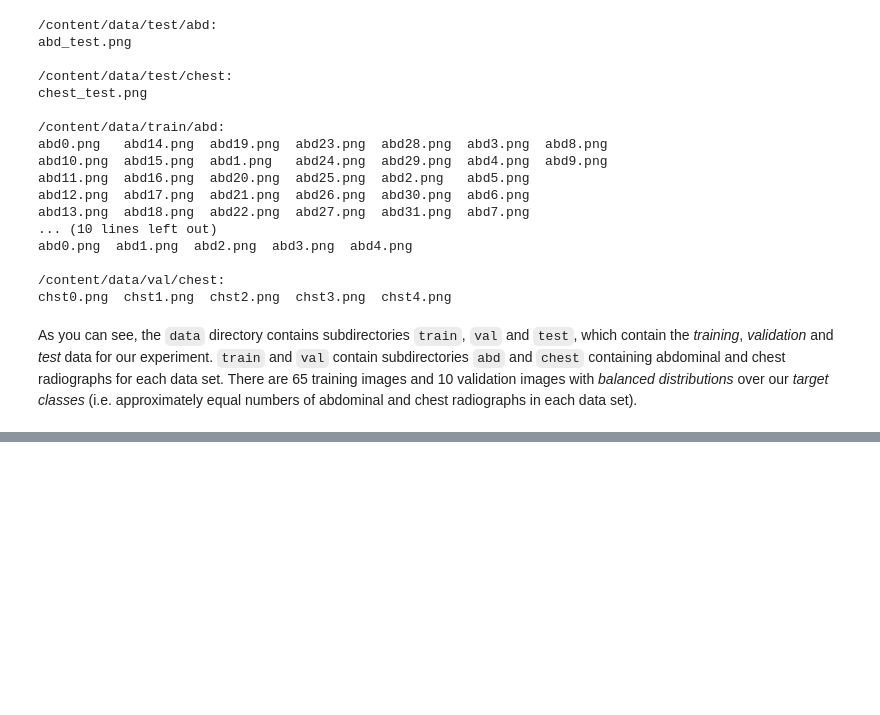
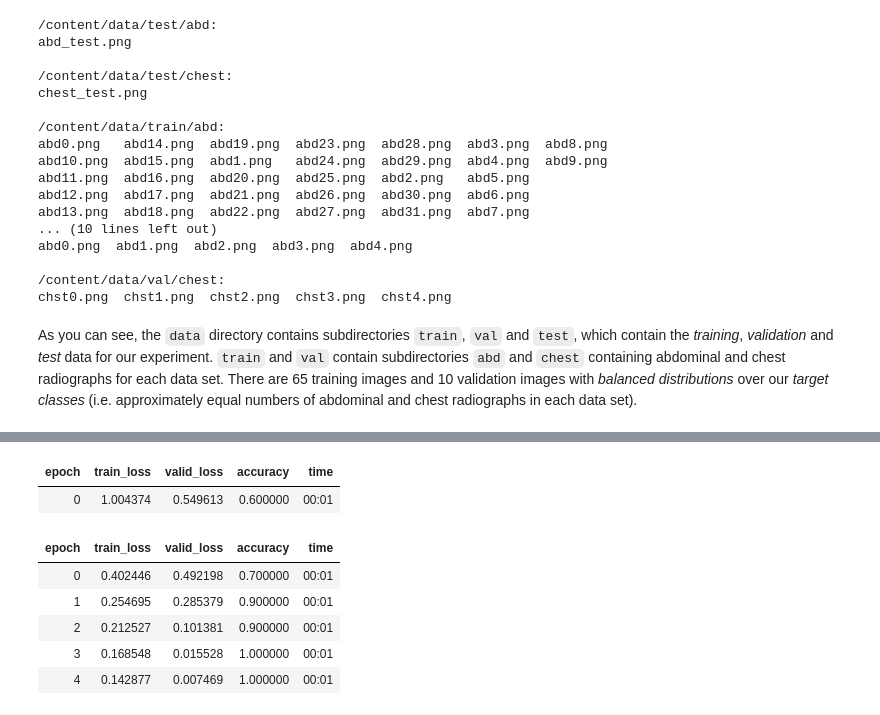
Before and after one commit to wfwiggins/RSNA-Image-AI-2020, a Jupyter notebook: RSNA20_Image_Classification.ipynb, the cells around one changed output, grey strips where cells are left out. Drawn from its saved outputs; the diff is of its cells as text; code cells hidden in the pictures; blank space fills up the shorter version.

```diff
--- a/RSNA20_Image_Classification.ipynb
+++ b/RSNA20_Image_Classification.ipynb
@@ -97 +120,23 @@ learn.fine_tune(5, base_lr=2e-3)
+# %%
+#@title Fine-tune the model
+
+#@markdown First, choose the number of epochs for which you will train your model.
+#@markdown Then, choose a base learning rate based on the results in the `LRFinder` plot above.
+
+#@markdown Finally, run the cell to train the model.
+#@markdown After you've seen the results of your experiment, you can re-run this cell with different hyperparameters to see how they affect the result.
+
+epochs = 5 #@param {type: "integer"}
+base_lr = 2e-3 #@param {type: "number"}
+
+learn.fine_tune(5, base_lr=base_lr)
+# %% [output]
+| epoch | train_loss | valid_loss | accuracy | time |
+| 0 | 1.004374 | 0.549613 | 0.600000 | 00:01 |
+| epoch | train_loss | valid_loss | accuracy | time |
+| 0 | 0.402446 | 0.492198 | 0.700000 | 00:01 |
+| 1 | 0.254695 | 0.285379 | 0.900000 | 00:01 |
+| 2 | 0.212527 | 0.101381 | 0.900000 | 00:01 |
+| 3 | 0.168548 | 0.015528 | 1.000000 | 00:01 |
+| 4 | 0.142877 | 0.007469 | 1.000000 | 00:01 |
 # %%
```
Also changed, not shown: parts of 17 cells of this notebook.
